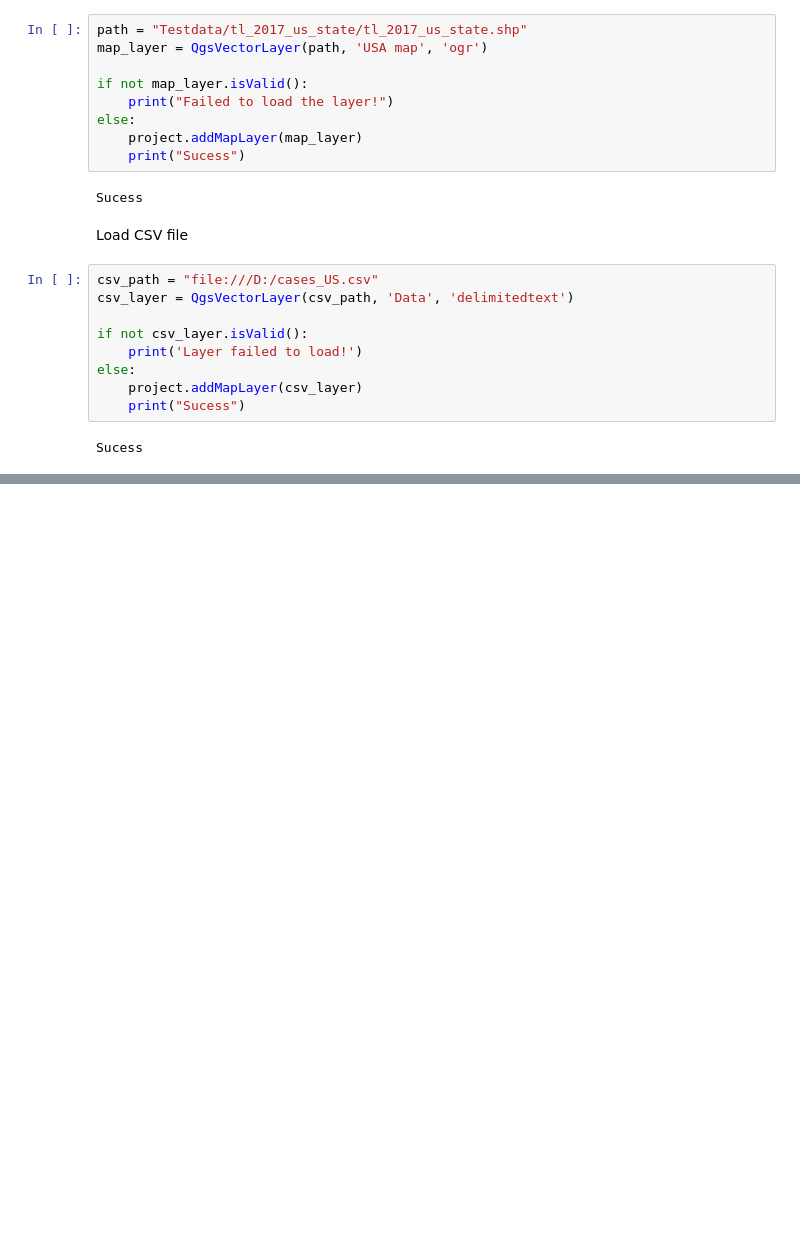
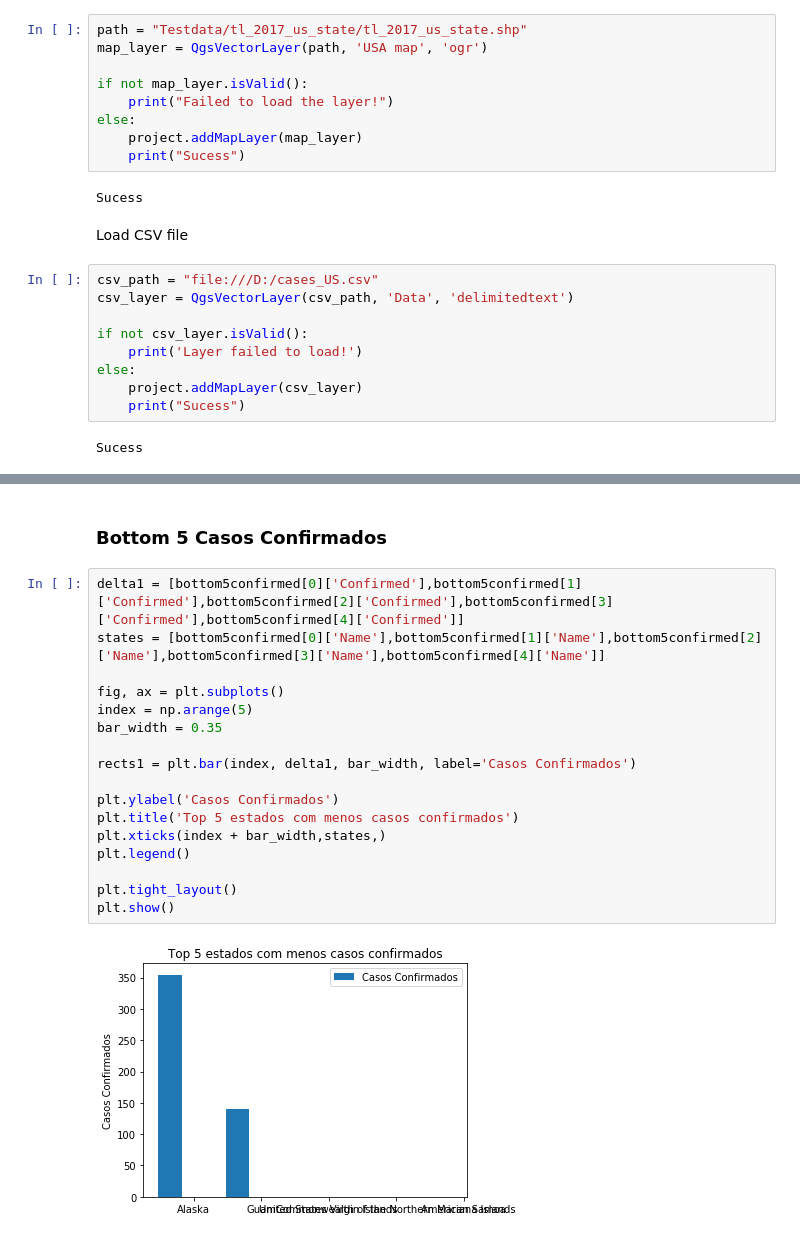
Before and after one commit to Zayts3v/Cartografia, a Jupyter notebook: Cartografia_TP_A82491.ipynb, the cells around one changed output, grey strips where cells are left out. Cells and saved outputs as stored; diff of their text form; blank space fills up the shorter version.

```diff
--- a/Cartografia_TP_A82491.ipynb
+++ b/Cartografia_TP_A82491.ipynb
@@ -116,0 +118,21 @@ Image( imgbuf.data() )
+# %% [markdown]
+### Bottom 5 Casos Confirmados
+# %%
+delta1 = [bottom5confirmed[0]['Confirmed'],bottom5confirmed[1]['Confirmed'],bottom5confirmed[2]['Confirmed'],bottom5confirmed[3]['Confirmed'],bottom5confirmed[4]['Confirmed']]
+states = [bottom5confirmed[0]['Name'],bottom5confirmed[1]['Name'],bottom5confirmed[2]['Name'],bottom5confirmed[3]['Name'],bottom5confirmed[4]['Name']]
+
+fig, ax = plt.subplots()
+index = np.arange(5)
+bar_width = 0.35
+
+rects1 = plt.bar(index, delta1, bar_width, label='Casos Confirmados')
+
+plt.ylabel('Casos Confirmados')
+plt.title('Top 5 estados com menos casos confirmados')
+plt.xticks(index + bar_width,states,)
+plt.legend()
+
+plt.tight_layout()
+plt.show()
+# %% [output]
+[figure, added]
```
Also changed, not shown: parts of 19 cells of this notebook, 1 other file.
